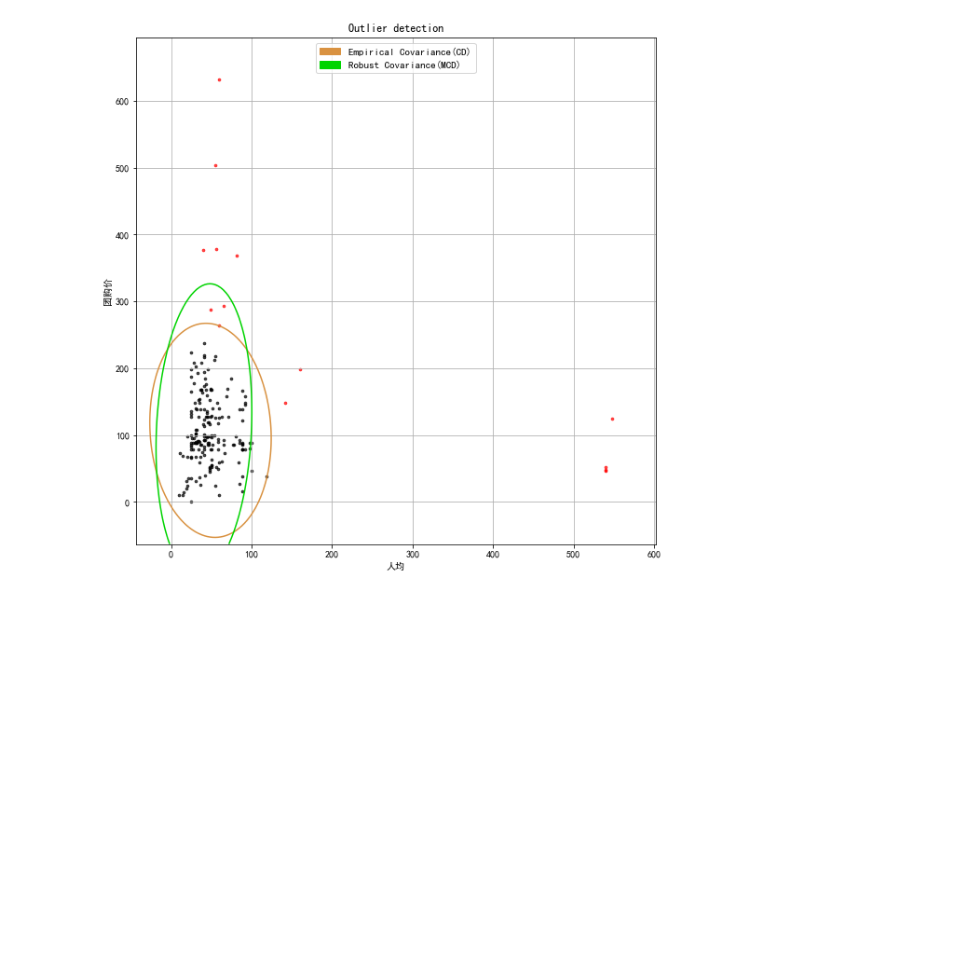
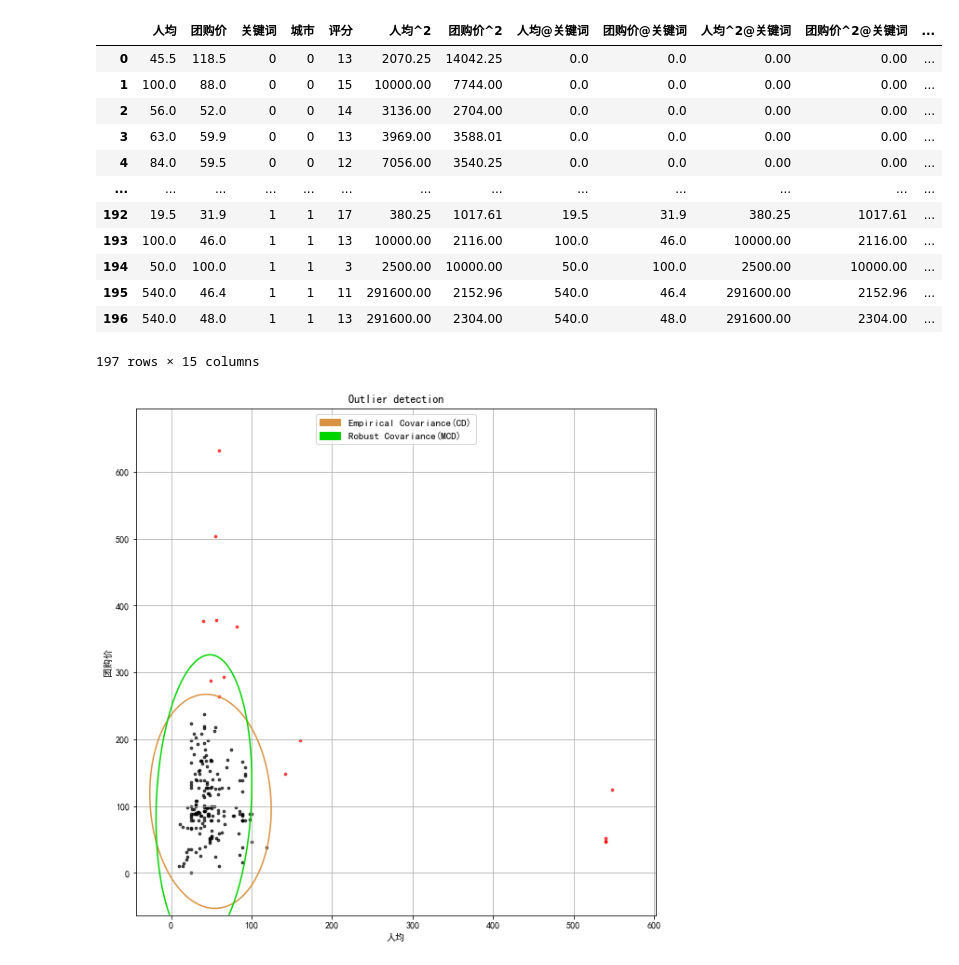
Before and after one commit to CiscoXY/DataAutomationAndPreviewBasedOnPython, a Jupyter notebook: 用餐饮店数据测试.ipynb, the cells around one changed output. Saved outputs shown, nothing was run; the diff lists cells and outputs as text; code cells hidden in the pictures; blank space fills up the shorter version.

```diff
--- a/用餐饮店数据测试.ipynb
+++ b/用餐饮店数据测试.ipynb
@@ -48,3 +41,20 @@ Index(['店名', '关键词', '城市', '评分', '评价数', '人均', '地址
+# %%
+# data_constructor 部分完成
+Reg.data_constructor(df[['评分' , '关键词', '城市' , '人均' , '团购价']] , dataclass = [2 , 1 ,1 ,0 , 0] , target_type = 'dummy and polynomial')
+# %% [output]
+|  | 人均 | 团购价 | 关键词 | 城市 | 评分 | 人均^2 | 团购价^2 | 人均@关键词 | 团购价@关键词 | 人均^2@关键词 | 团购价^2@关键词 | ... |
+| 0 | 45.5 | 118.5 | 0 | 0 | 13 | 2070.25 | 14042.25 | 0.0 | 0.0 | 0.00 | 0.00 | ... |
+| 1 | 100.0 | 88.0 | 0 | 0 | 15 | 10000.00 | 7744.00 | 0.0 | 0.0 | 0.00 | 0.00 | ... |
+| 2 | 56.0 | 52.0 | 0 | 0 | 14 | 3136.00 | 2704.00 | 0.0 | 0.0 | 0.00 | 0.00 | ... |
+| 3 | 63.0 | 59.9 | 0 | 0 | 13 | 3969.00 | 3588.01 | 0.0 | 0.0 | 0.00 | 0.00 | ... |
+| 4 | 84.0 | 59.5 | 0 | 0 | 12 | 7056.00 | 3540.25 | 0.0 | 0.0 | 0.00 | 0.00 | ... |
+| ... | ... | ... | ... | ... | ... | ... | ... | ... | ... | ... | ... | ... |
+| 192 | 19.5 | 31.9 | 1 | 1 | 17 | 380.25 | 1017.61 | 19.5 | 31.9 | 380.25 | 1017.61 | ... |
+| 193 | 100.0 | 46.0 | 1 | 1 | 13 | 10000.00 | 2116.00 | 100.0 | 46.0 | 10000.00 | 2116.00 | ... |
+| 194 | 50.0 | 100.0 | 1 | 1 | 3 | 2500.00 | 10000.00 | 50.0 | 100.0 | 2500.00 | 10000.00 | ... |
+| 195 | 540.0 | 46.4 | 1 | 1 | 11 | 291600.00 | 2152.96 | 540.0 | 46.4 | 291600.00 | 2152.96 | ... |
+| 196 | 540.0 | 48.0 | 1 | 1 | 13 | 291600.00 | 2304.00 | 540.0 | 48.0 | 291600.00 | 2304.00 | ... |
+197 rows × 15 columns
 # %%
 # DS.Auto_plt(data[['关键词', '城市', '评分' , '评价数', '人均' , '团购价', '购买人数']] , dataclass=[1, 1, 0, 0, 0, 0, 0])
 # %%
```
Also changed, not shown: parts of 1 cell of this notebook, 3 other files.
